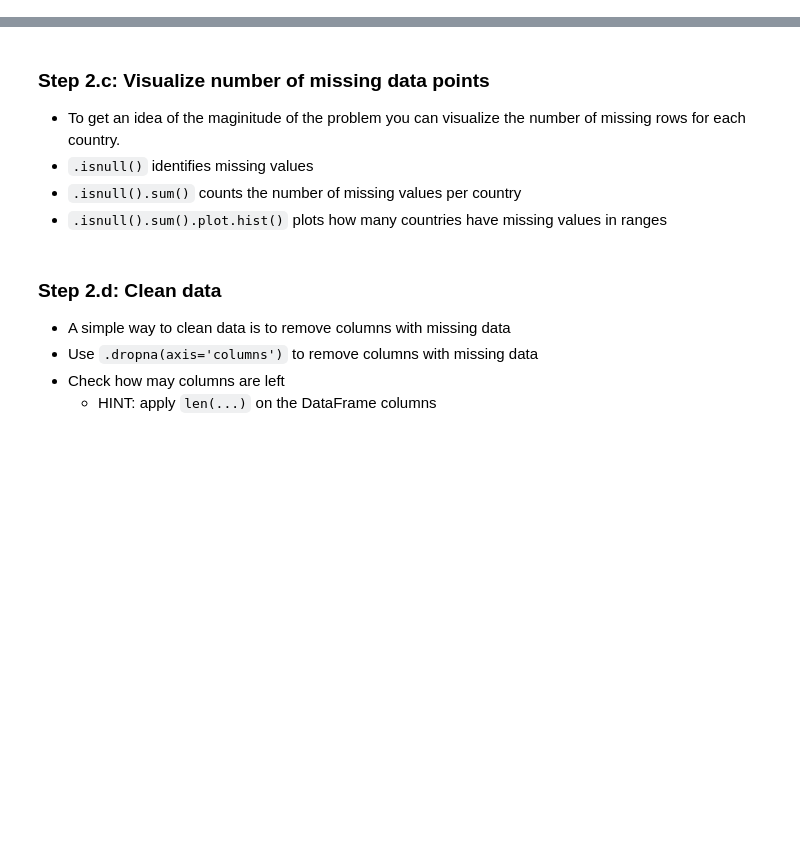
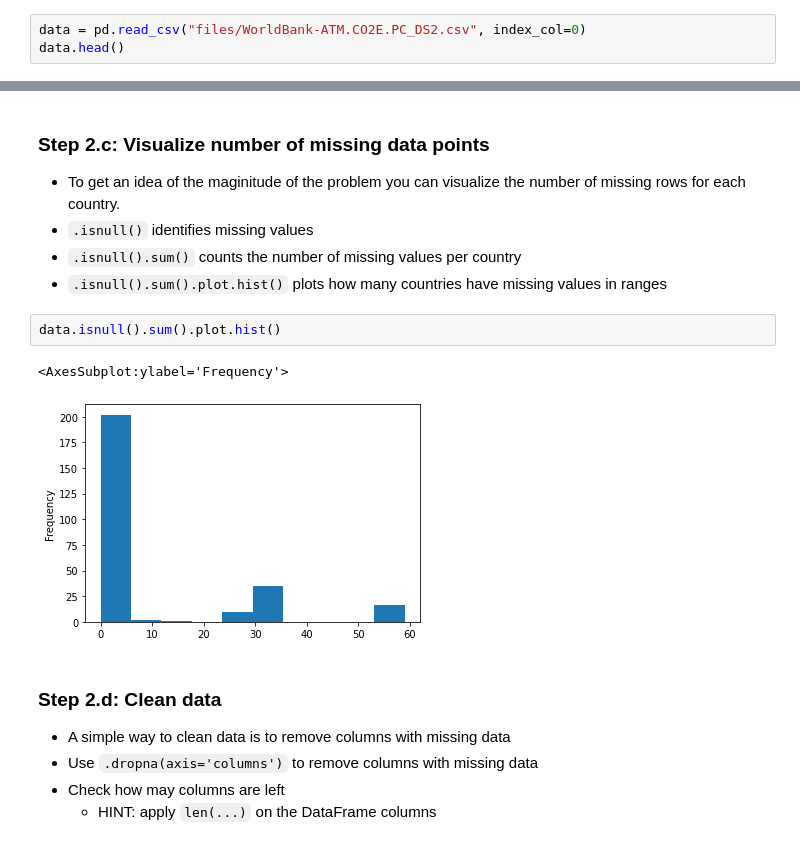
Before and after one commit to ad3rinto/data-science-rune, a Jupyter notebook: 01 - Project - CO2 Per Capita.ipynb, the cells around one changed output, grey strips where cells are left out. Saved outputs shown, nothing was run; the diff lists cells and outputs as text; blank space fills up the shorter version.

````diff
--- a/01 - Project - CO2 Per Capita.ipynb
+++ b/01 - Project - CO2 Per Capita.ipynb
@@ -22,3 +24,6 @@
 - NOTE: Remember to assign the result to a variable (e.g., ```data```)
 - NOTE: Use ```index_col=0``` as argument to set the index column.
 - Apply ```.head()``` on the data to see all is as expected
+# %%
+data = pd.read_csv("files/WorldBank-ATM.CO2E.PC_DS2.csv", index_col=0)
+data.head()
@@ -49,6 +120,11 @@
 - ```.isnull()``` identifies missing values
 - ```.isnull().sum()``` counts the number of missing values per country
 - ```.isnull().sum().plot.hist()``` plots how many countries have missing values in ranges
+# %%
+data.isnull().sum().plot.hist()
+# %% [output]
+<AxesSubplot:ylabel='Frequency'>
+[figure, added]
 # %% [markdown]
 ### Step 2.d: Clean data
 - A simple way to clean data is to remove columns with missing data
````
Also changed, not shown: parts of 14 cells of this notebook.
